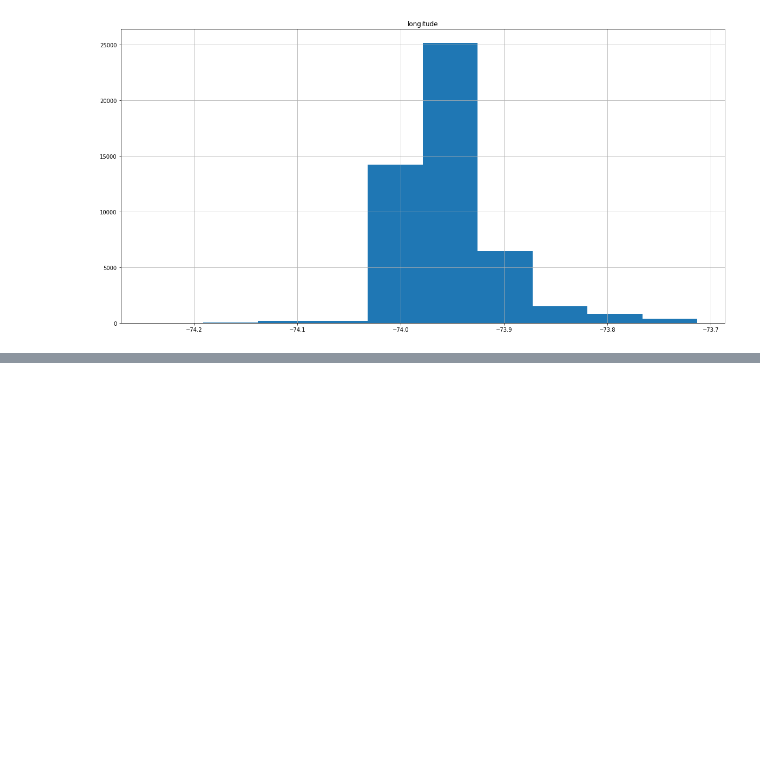
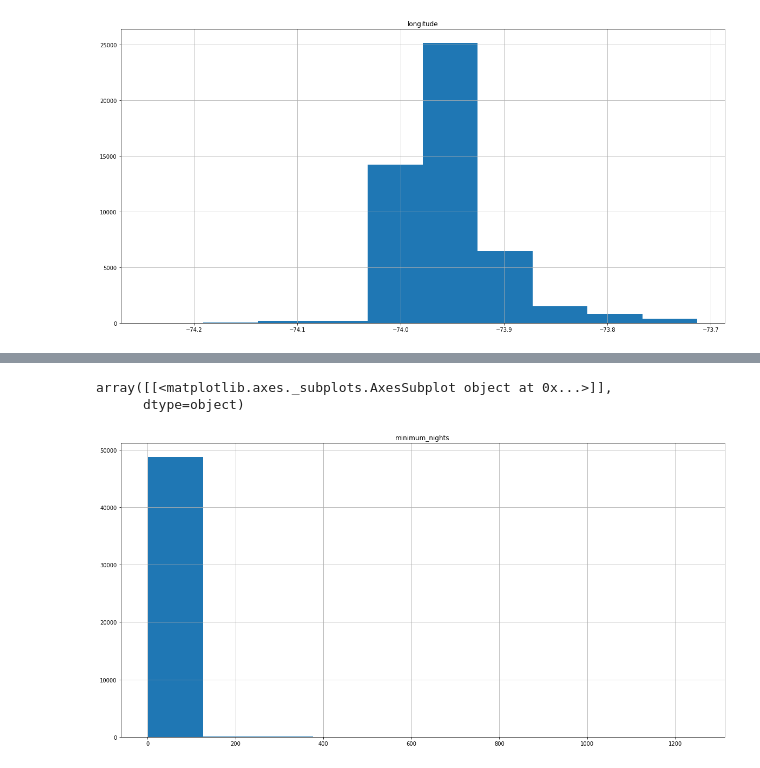
Before and after one commit to Gauravmehra1/Airbnb, a Jupyter notebook: Copy_of_Airbnb_Bookings_Analysis_Capstone_Project.ipynb, the cells around one changed output, grey strips where cells are left out. Cells and saved outputs as stored; diff of their text form; code cells hidden in the pictures; blank space fills up the shorter version.

```diff
--- a/Copy_of_Airbnb_Bookings_Analysis_Capstone_Project.ipynb
+++ b/Copy_of_Airbnb_Bookings_Analysis_Capstone_Project.ipynb
@@ -298,0 +402,6 @@ df.hist('longitude');
+# %%
+df.hist('minimum_nights')
+# %% [output]
+array([[<matplotlib.axes._subplots.AxesSubplot object at 0x...>]],
+      dtype=object)
+[figure, added]
```
Also changed, not shown: parts of 19 cells of this notebook.
